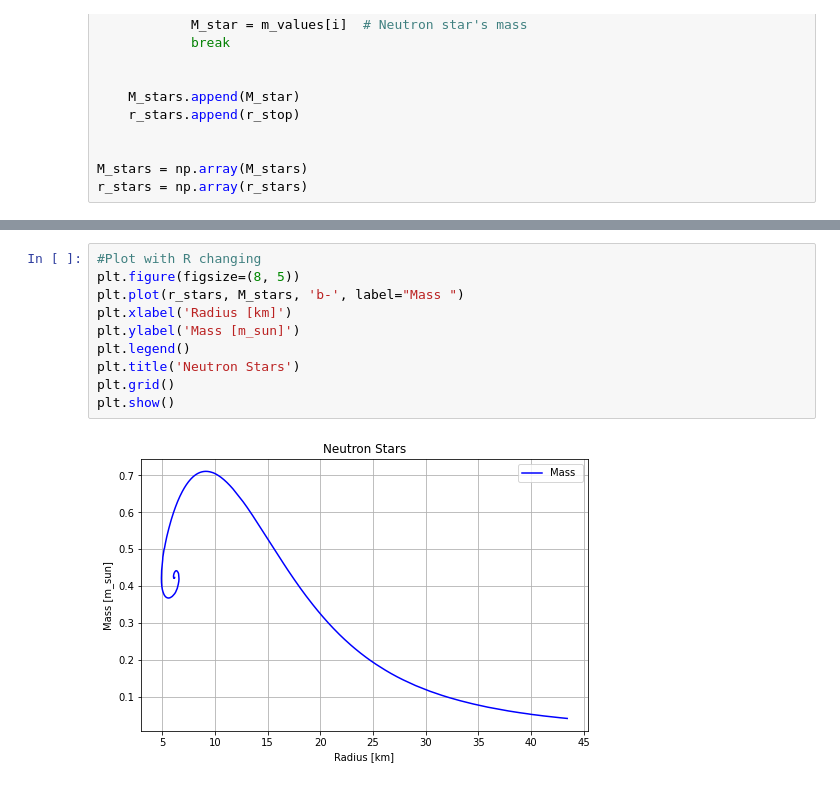
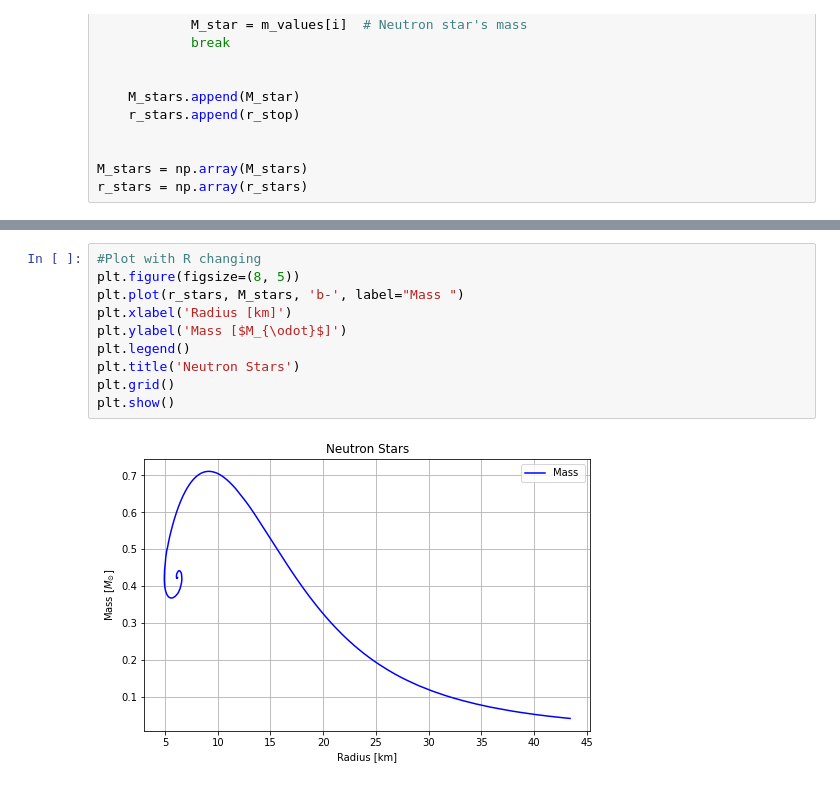
Before and after one commit to MariaLuciaMarcelli/White-Dwarfs-and-Neutron-Stars, a Jupyter notebook: Pure-Neutron-Stars/neutron_stars_TOV_root_finding_Pchanging_and_R_changing.ipynb, the cells around one changed output, grey strips where cells are left out. Drawn from its saved outputs; the diff is of its cells as text.

```diff
--- a/Pure-Neutron-Stars/neutron_stars_TOV_root_finding_Pchanging_and_R_changing.ipynb
+++ b/Pure-Neutron-Stars/neutron_stars_TOV_root_finding_Pchanging_and_R_changing.ipynb
@@ -109,12 +105,12 @@ plt.show()
 # %%
 #Plot with R changing
 plt.figure(figsize=(8, 5))
 plt.plot(r_stars, M_stars, 'b-', label="Mass ")
 plt.xlabel('Radius [km]')
-plt.ylabel('Mass [m_sun]')
+plt.ylabel('Mass [$M_{\odot}$]')
 plt.legend()
 plt.title('Neutron Stars')
 plt.grid()
 plt.show()
 # %% [output]
-[figure, old version]
+[figure, new version]
```
Also changed, not shown: parts of 1 cell of this notebook, 3 other files.
